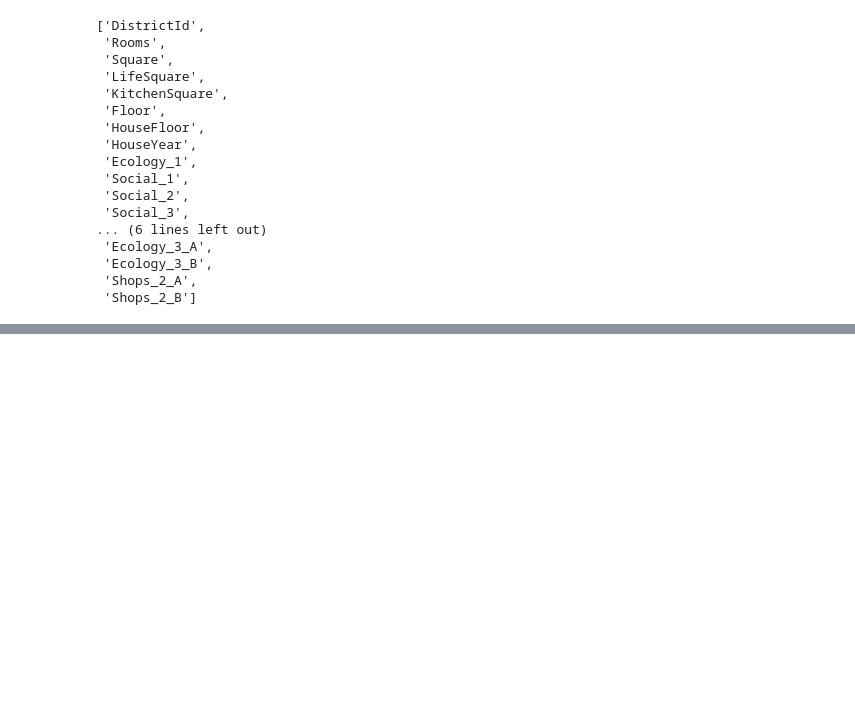
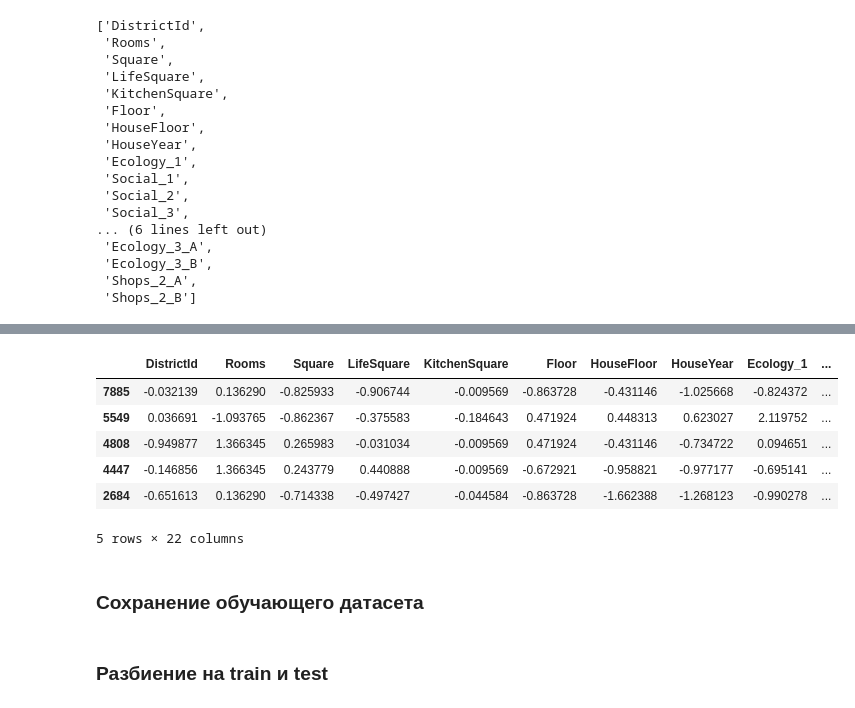
Before and after one commit to superbe/PythonLibrariesForDataScience, a Jupyter notebook: project_task/Курсовой проект.ipynb, the cells around one changed output, grey strips where cells are left out. Drawn from its saved outputs; the diff is of its cells as text; code cells hidden in the pictures; blank space fills up the shorter version.

```diff
--- a/project_task/Курсовой проект.ipynb
+++ b/project_task/Курсовой проект.ipynb
@@ -1201,0 +1218,3 @@ df_train.columns.tolist()
+# %%
+feature_names_for_stand = df_train[feature_names].select_dtypes(include=['float64', 'int64']).columns.tolist()
+feature_names_for_stand
@@ -1201,0 +1237,3 @@ df_train.columns.tolist()
+# %%
+scaler = StandardScaler()
+stand_features = scaler.fit_transform(df_train[feature_names_for_stand])
@@ -1201,0 +1256,14 @@ df_train.columns.tolist()
+# %%
+df_train[feature_names_for_stand] = pd.DataFrame(stand_features, columns=feature_names_for_stand)
+# %%
+df_train.head()
+# %% [output]
+|  | DistrictId | Rooms | Square | LifeSquare | KitchenSquare | Floor | HouseFloor | HouseYear | Ecology_1 | ... |
+| 7885 | -0.032139 | 0.136290 | -0.825933 | -0.906744 | -0.009569 | -0.863728 | -0.431146 | -1.025668 | -0.824372 | ... |
+| 5549 | 0.036691 | -1.093765 | -0.862367 | -0.375583 | -0.184643 | 0.471924 | 0.448313 | 0.623027 | 2.119752 | ... |
+| 4808 | -0.949877 | 1.366345 | 0.265983 | -0.031034 | -0.009569 | 0.471924 | -0.431146 | -0.734722 | 0.094651 | ... |
+| 4447 | -0.146856 | 1.366345 | 0.243779 | 0.440888 | -0.009569 | -0.672921 | -0.958821 | -0.977177 | -0.695141 | ... |
+| 2684 | -0.651613 | 0.136290 | -0.714338 | -0.497427 | -0.044584 | -0.863728 | -1.662388 | -1.268123 | -0.990278 | ... |
+5 rows × 22 columns
+# %% [markdown]
+### Сохранение обучающего датасета
@@ -1201,0 +1276,2 @@ df_train.columns.tolist()
+# %% [markdown]
+### Разбиение на train и test
```
Also changed, not shown: parts of 15 cells of this notebook, 2 other files.
